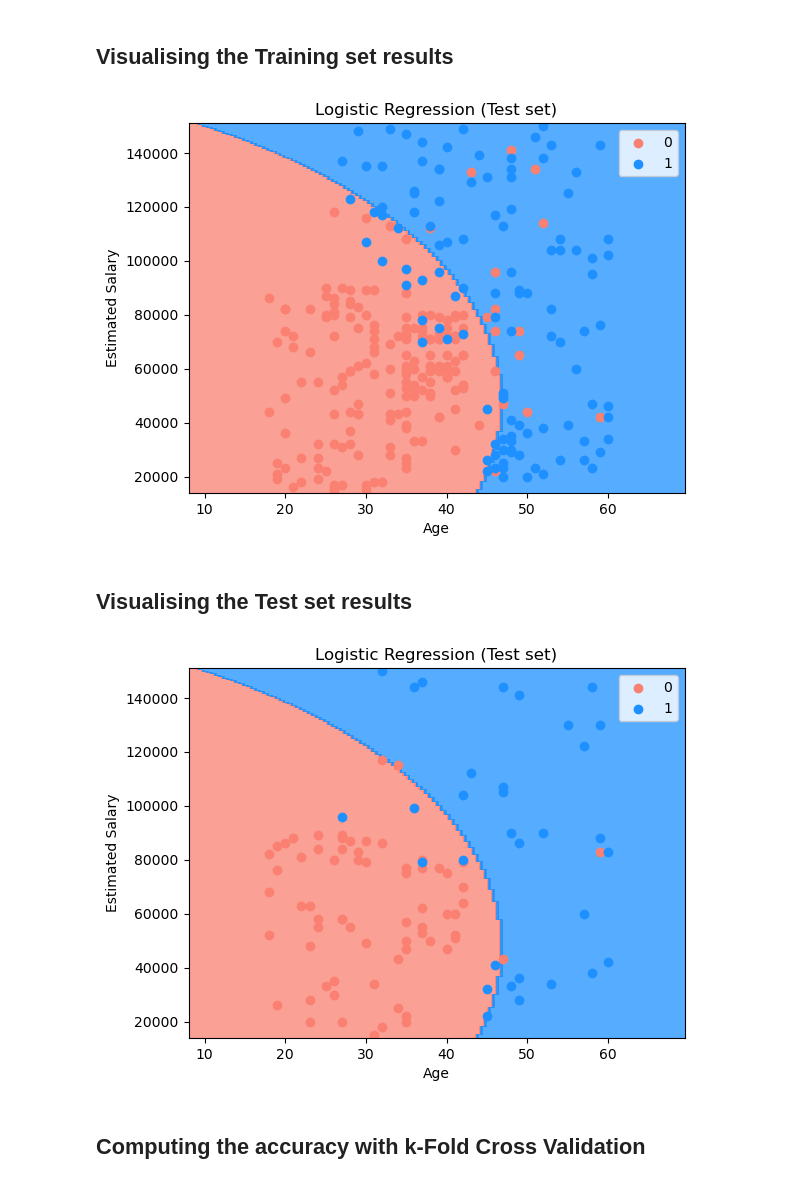
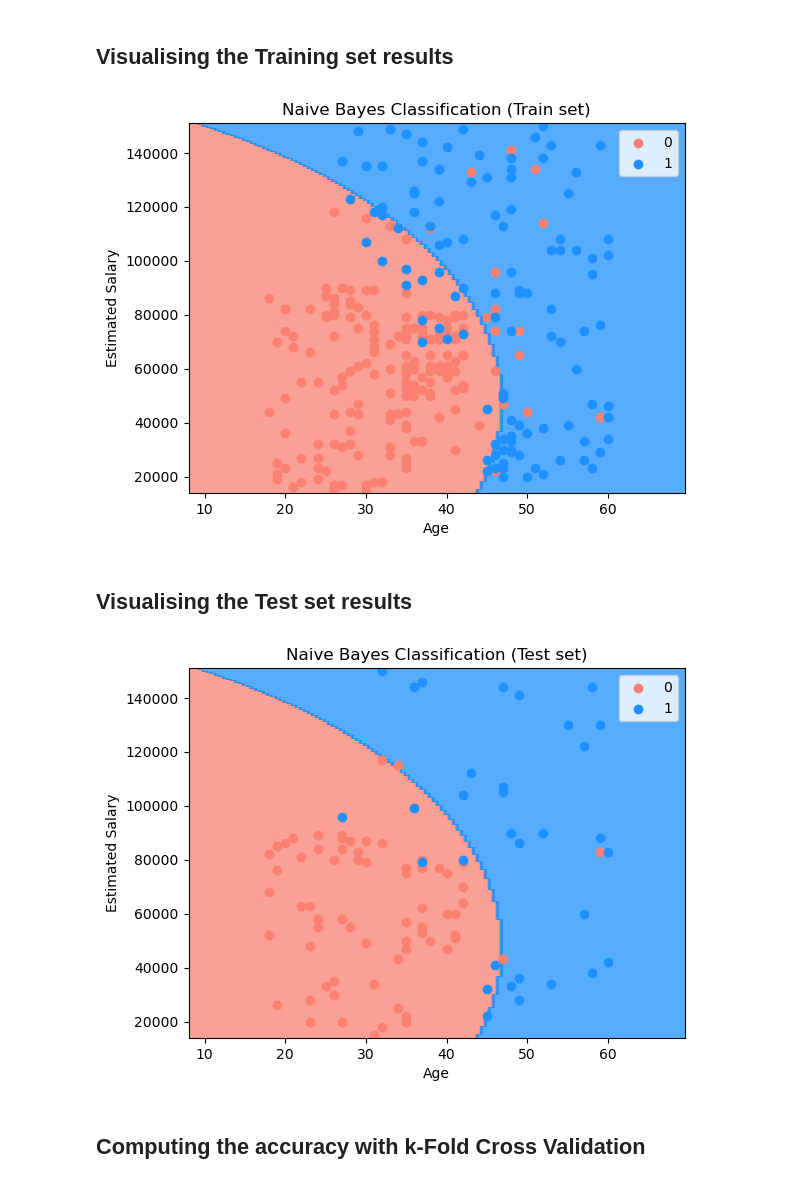
Before and after one commit to Feanor1021/Machine-learning-101, a Jupyter notebook: 2. Classification/5. Naive Bayes/naive_bayes.ipynb, the cells around one changed output. Cells and saved outputs as stored; diff of their text form; code cells hidden in the pictures.

```diff
--- a/2. Classification/5. Naive Bayes/naive_bayes.ipynb
+++ b/2. Classification/5. Naive Bayes/naive_bayes.ipynb
@@ -117,22 +117,22 @@ print(accuracy_score(y_test, y_pred))
 # %%
 from matplotlib.colors import ListedColormap
 X_set, y_set = sc.inverse_transform(x_train), y_train
 X1, X2 = np.meshgrid(np.arange(start = X_set[:, 0].min() - 10, stop = X_set[:, 0].max() + 10, step = 0.5),
                      np.arange(start = X_set[:, 1].min() - 1000, stop = X_set[:, 1].max() + 1000, step = 0.5))
 plt.contourf(X1, X2, classifier.predict(sc.transform(np.array([X1.ravel(), X2.ravel()]).T)).reshape(X1.shape),
              alpha = 0.75, cmap = ListedColormap(('salmon', 'dodgerblue')))
 plt.xlim(X1.min(), X1.max())
 plt.ylim(X2.min(), X2.max())
 Color_map=["salmon", "dodgerblue"]
 for i, j in enumerate(np.unique(y_set)):
     plt.scatter(X_set[y_set == j, 0], X_set[y_set == j, 1], c = Color_map[i], label = j)
-plt.title('Logistic Regression (Test set)')
+plt.title('Naive Bayes Classification (Train set)')
 plt.xlabel('Age')
 plt.ylabel('Estimated Salary')
 plt.legend()
 plt.show()
 # %% [output]
-[figure, old version]
+[figure, new version]
 # %% [markdown]
 ## Visualising the Test set results
 # %%
@@ -147,13 +147,13 @@ plt.ylim(X2.min(), X2.max())
 Color_map=["salmon", "dodgerblue"]
 for i, j in enumerate(np.unique(y_set)):
     plt.scatter(X_set[y_set == j, 0], X_set[y_set == j, 1], c = Color_map[i], label = j)
-plt.title('Logistic Regression (Test set)')
+plt.title('Naive Bayes Classification (Test set)')
 plt.xlabel('Age')
 plt.ylabel('Estimated Salary')
 plt.legend()
 plt.show()
 # %% [output]
-[figure, old version]
+[figure, new version]
 # %% [markdown]
 ## Computing the accuracy with k-Fold Cross Validation
 # %%
```
Also changed, not shown: 4 other files.
